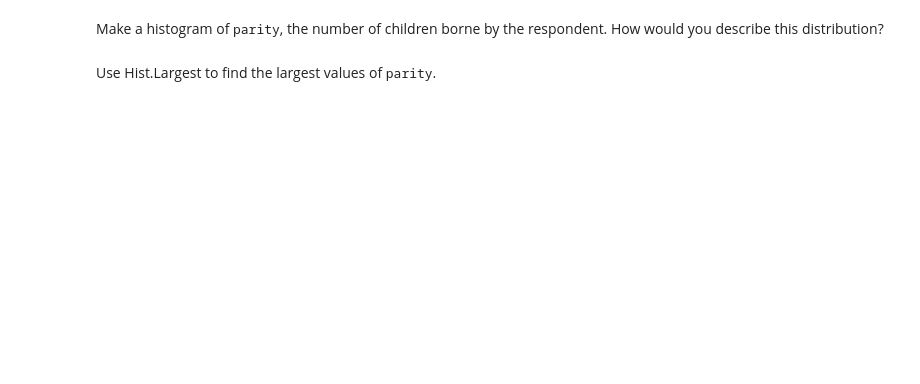
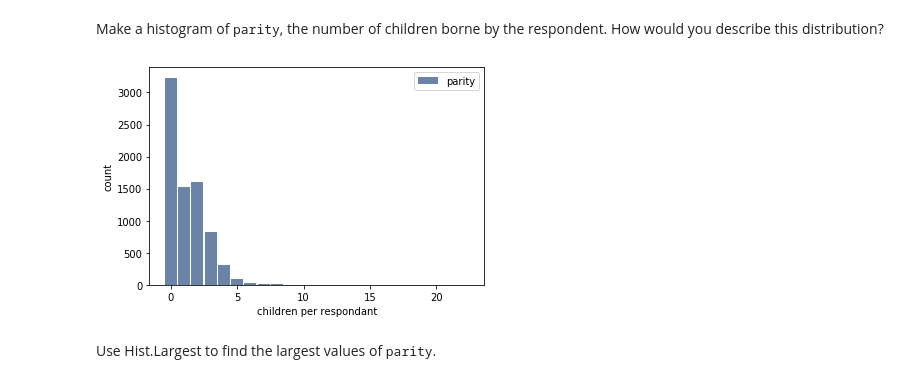
Before and after one commit to chriys/ThinkStats2, a Jupyter notebook: code/chap02ex.ipynb, the cells around one changed output. Cells and saved outputs as stored; diff of their text form; code cells hidden in the pictures; blank space fills up the shorter version.

```diff
--- a/code/chap02ex.ipynb
+++ b/code/chap02ex.ipynb
@@ -260,3 +298,12 @@ Make a histogram of <tt>parity</tt>, the number of children borne by the respond
+# %%
+# Solution goes here
+
+# The distribution is positive-valued and skewed to the right. It's unimodal distribution
+p_hist = thinkstats2.Hist(resp.parity)
+thinkplot.Hist(p_hist, label='parity')
+thinkplot.Config(xlabel='children per respondant', ylabel='count')
+# %% [output]
+[figure, added]
 # %% [markdown]
 Use Hist.Largest to find the largest values of <tt>parity</tt>.
 # %%
```
Also changed, not shown: parts of 24 cells of this notebook, 1 other file.
